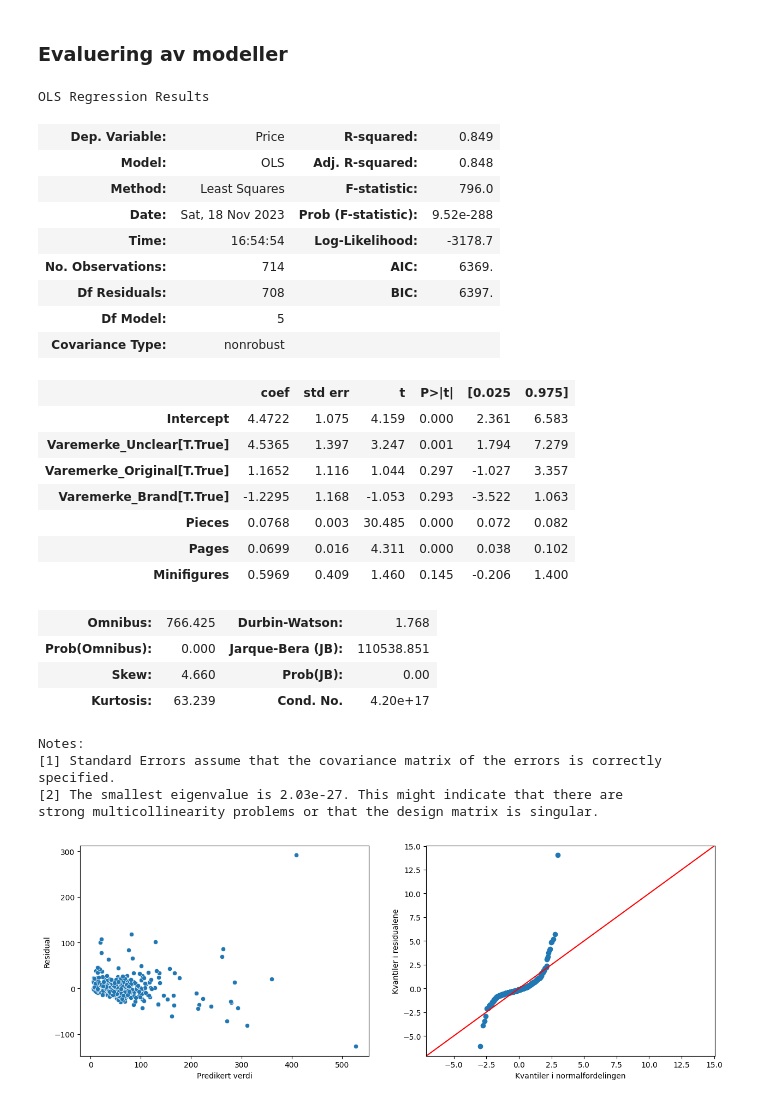
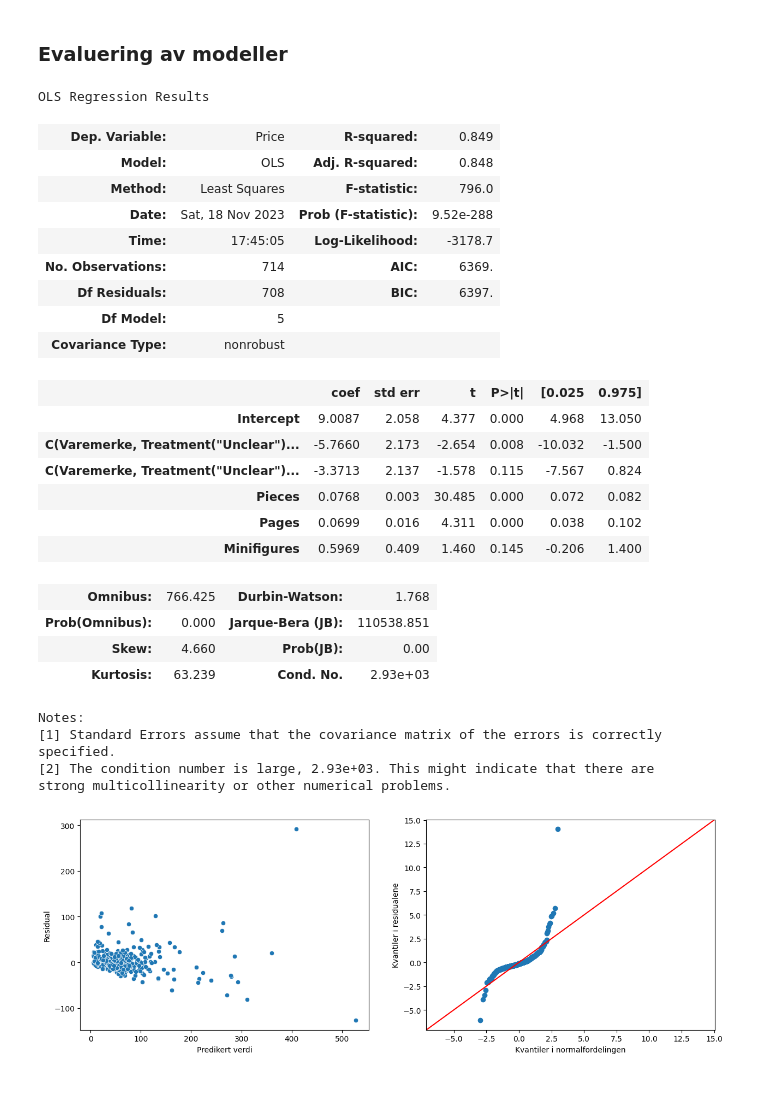
Before and after one commit to erikbjo/istg1003prosjekt, a Jupyter notebook: Oppgaver/arthurTestBook.ipynb, the cells around one changed output. Saved outputs shown, nothing was run; the diff lists cells and outputs as text; code cells hidden in the pictures.

```diff
--- a/Oppgaver/arthurTestBook.ipynb
+++ b/Oppgaver/arthurTestBook.ipynb
@@ -336,37 +333,36 @@ def getSubsetDataFrame(dataframe, array):
     return subset_df
 # %%
 def getSummary(dataframe):
-    formel = 'Price ~ Varemerke_Unclear + Varemerke_Original + Varemerke_Brand + Pieces + Pages + Minifigures'
+    formel = 'Price ~ C(Varemerke, Treatment("Unclear")) + Pieces + Pages + Minifigures'
     modell = smf.ols(formel, data = dataframe)
     resultat = modell.fit()
     return resultat.summary()
 # %%
-getSummary(df_with_dummies)
+getSummary(df2)
 # %% [output]
 OLS Regression Results
 | Dep. Variable: | Price | R-squared: | 0.849 |
 | Model: | OLS | Adj. R-squared: | 0.848 |
 | Method: | Least Squares | F-statistic: | 796.0 |
 | Date: | Sat, 18 Nov 2023 | Prob (F-statistic): | 9.52e-288 |
-| Time: | 16:54:54 | Log-Likelihood: | -3178.7 |
+| Time: | 17:45:05 | Log-Likelihood: | -3178.7 |
 | No. Observations: | 714 | AIC: | 6369. |
 | Df Residuals: | 708 | BIC: | 6397. |
 | Df Model: | 5 |  |  |
 | Covariance Type: | nonrobust |  |  |
 |  | coef | std err | t | P>|t| | [0.025 | 0.975] |
-| Intercept | 4.4722 | 1.075 | 4.159 | 0.000 | 2.361 | 6.583 |
-| Varemerke_Unclear[T.True] | 4.5365 | 1.397 | 3.247 | 0.001 | 1.794 | 7.279 |
-| Varemerke_Original[T.True] | 1.1652 | 1.116 | 1.044 | 0.297 | -1.027 | 3.357 |
-| Varemerke_Brand[T.True] | -1.2295 | 1.168 | -1.053 | 0.293 | -3.522 | 1.063 |
+| Intercept | 9.0087 | 2.058 | 4.377 | 0.000 | 4.968 | 13.050 |
+| C(Varemerke, Treatment("Unclear")... | -5.7660 | 2.173 | -2.654 | 0.008 | -10.032 | -1.500 |
+| C(Varemerke, Treatment("Unclear")... | -3.3713 | 2.137 | -1.578 | 0.115 | -7.567 | 0.824 |
 | Pieces | 0.0768 | 0.003 | 30.485 | 0.000 | 0.072 | 0.082 |
 | Pages | 0.0699 | 0.016 | 4.311 | 0.000 | 0.038 | 0.102 |
 | Minifigures | 0.5969 | 0.409 | 1.460 | 0.145 | -0.206 | 1.400 |
 | Omnibus: | 766.425 | Durbin-Watson: | 1.768 |
 | Prob(Omnibus): | 0.000 | Jarque-Bera (JB): | 110538.851 |
 | Skew: | 4.660 | Prob(JB): | 0.00 |
-| Kurtosis: | 63.239 | Cond. No. | 4.20e+17 |
+| Kurtosis: | 63.239 | Cond. No. | 2.93e+03 |
 Notes:
 [1] Standard Errors assume that the covariance matrix of the errors is correctly specified.
-[2] The smallest eigenvalue is 2.03e-27. This might indicate that there are
-strong multicollinearity problems or that the design matrix is singular.
+[2] The condition number is large, 2.93e+03. This might indicate that there are
+strong multicollinearity or other numerical problems.
 # %%
```
Also changed, not shown: parts of 5 cells of this notebook.
